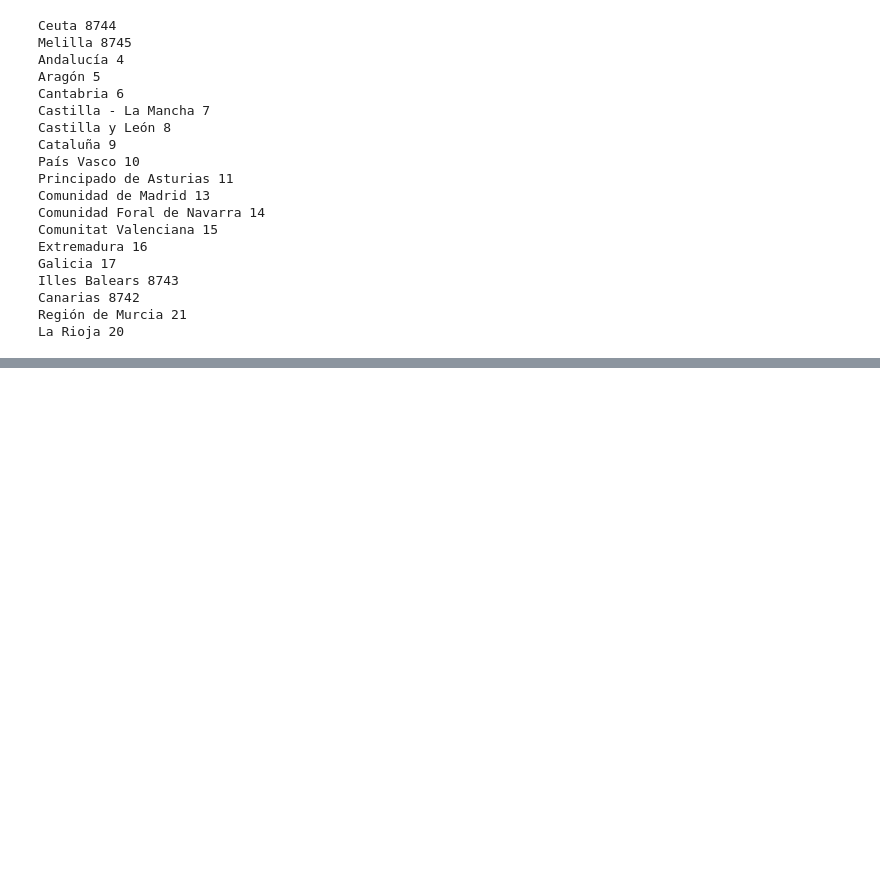
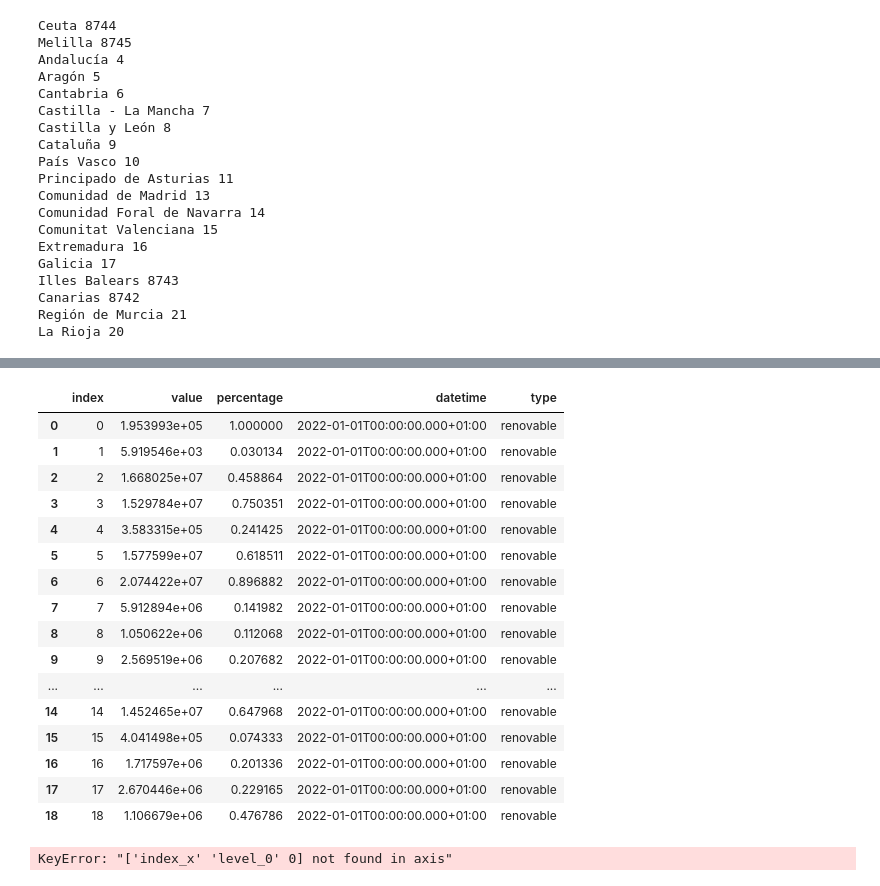
Before and after one commit to Adalab/promo_d_da_modulo2_sprint2_Cristina-Paloma, a Jupyter notebook: ETL/ETL-1.ipynb, the cells around one changed output, grey strips where cells are left out. Saved outputs shown, nothing was run; the diff lists cells and outputs as text; code cells hidden in the pictures; blank space fills up the shorter version.

```diff
--- a/ETL/ETL-1.ipynb
+++ b/ETL/ETL-1.ipynb
@@ -471,0 +529,6 @@ df_ccaa_año
+# %%
+for col in df_ccaa_año.columns:
+    print(col)
+    for i in df_ccaa_año[col]:
+        if type(i) == list:
+            print (i)
@@ -471,0 +555,17 @@ df_ccaa_año
+# %%
+ciudades_renov = {}
+ciudades_no_renov = {}
+# %%
+for col in df_ccaa_año.columns:
+    nombre = col.replace('-','').replace(' ', '_')
+    for i in df_ccaa_año[col]:
+        if type(i) == list:
+            x = i[0]['attributes']['values']
+            ciudades_renov[nombre] = x
+
+            y = i[0]['attributes']['values']
+            ciudades_no_renov[nombre] = y
+# %%
+df_ciudades = pd.DataFrame(ciudades_renov).T.reset_index()
+df_ciudades = df_ciudades.reset_index()
+df_ciudades
@@ -471,0 +618,23 @@ df_ccaa_año
+# %%
+ciudades_valores = df_ciudades[0].apply(pd.Series)
+ciudades_valores['type'] = 'renovable'
+ciudades_valores = ciudades_valores.reset_index()
+ciudades_valores
+# %% [output]
+|  | index | value | percentage | datetime | type |
+| 0 | 0 | 1.953993e+05 | 1.000000 | 2022-01-01T00:00:00.000+01:00 | renovable |
+| 1 | 1 | 5.919546e+03 | 0.030134 | 2022-01-01T00:00:00.000+01:00 | renovable |
+| 2 | 2 | 1.668025e+07 | 0.458864 | 2022-01-01T00:00:00.000+01:00 | renovable |
+| 3 | 3 | 1.529784e+07 | 0.750351 | 2022-01-01T00:00:00.000+01:00 | renovable |
+| 4 | 4 | 3.583315e+05 | 0.241425 | 2022-01-01T00:00:00.000+01:00 | renovable |
+| 5 | 5 | 1.577599e+07 | 0.618511 | 2022-01-01T00:00:00.000+01:00 | renovable |
+| 6 | 6 | 2.074422e+07 | 0.896882 | 2022-01-01T00:00:00.000+01:00 | renovable |
+| 7 | 7 | 5.912894e+06 | 0.141982 | 2022-01-01T00:00:00.000+01:00 | renovable |
+| 8 | 8 | 1.050622e+06 | 0.112068 | 2022-01-01T00:00:00.000+01:00 | renovable |
+| 9 | 9 | 2.569519e+06 | 0.207682 | 2022-01-01T00:00:00.000+01:00 | renovable |
+| ... | ... | ... | ... | ... | ... |
+| 14 | 14 | 1.452465e+07 | 0.647968 | 2022-01-01T00:00:00.000+01:00 | renovable |
+| 15 | 15 | 4.041498e+05 | 0.074333 | 2022-01-01T00:00:00.000+01:00 | renovable |
+| 16 | 16 | 1.717597e+06 | 0.201336 | 2022-01-01T00:00:00.000+01:00 | renovable |
+| 17 | 17 | 2.670446e+06 | 0.229165 | 2022-01-01T00:00:00.000+01:00 | renovable |
+| 18 | 18 | 1.106679e+06 | 0.476786 | 2022-01-01T00:00:00.000+01:00 | renovable |
@@ -471,0 +644,4 @@ df_ccaa_año
+# %%
+mergeado_izq.drop(columns = ['index_x', 'level_0', 0], inplace=True)
+# %% [output]
+KeyError: "['index_x' 'level_0' 0] not found in axis"
```
Also changed, not shown: parts of 27 cells of this notebook, 1 other file.
